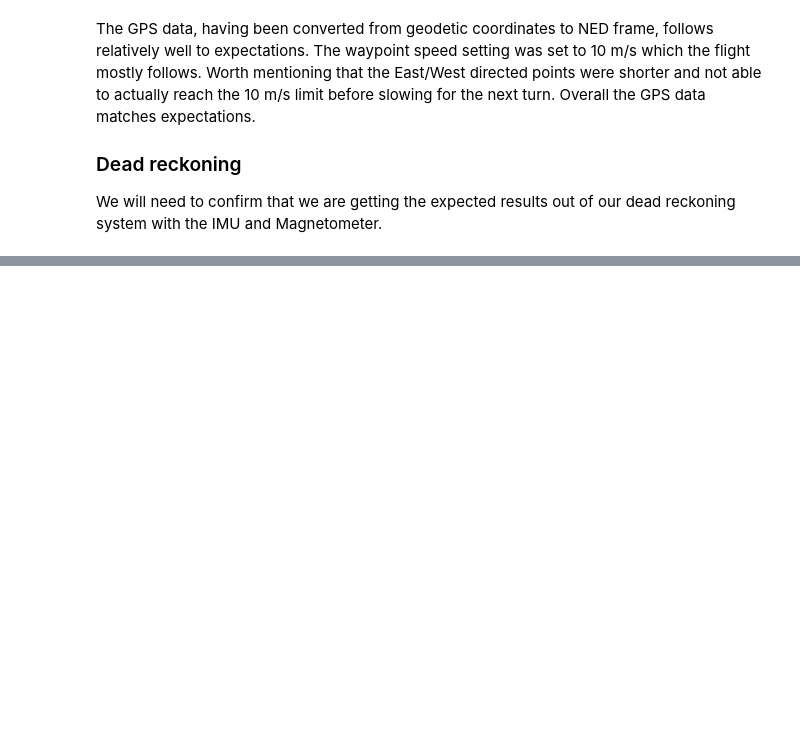
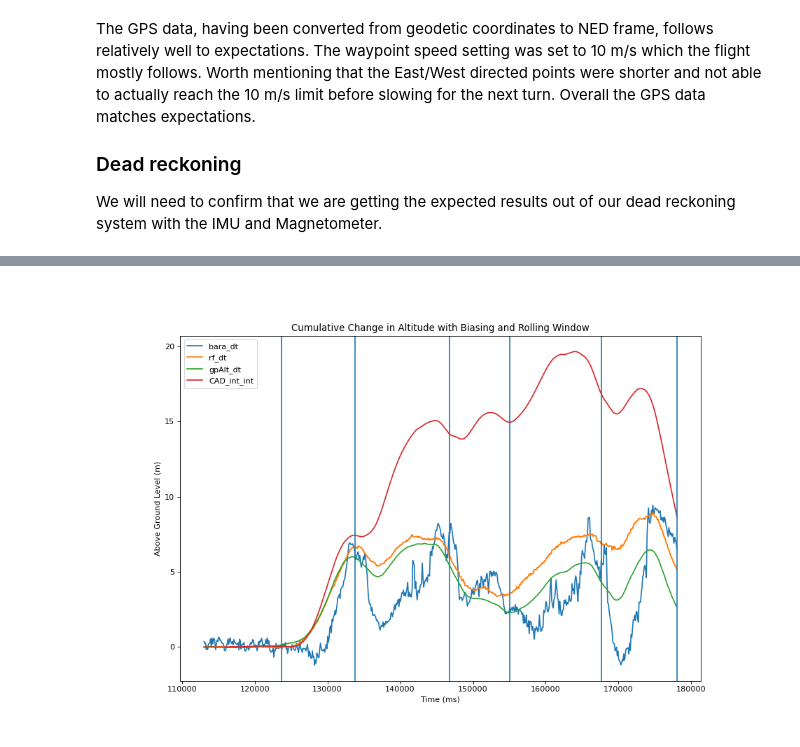
Before and after one commit to BaileySri/Practical-Software-Defense-for-GPS-Spoofing-on-a-Hobby-UAV-Offline, a Jupyter notebook: notebooks/0.1-bks-benign.ipynb, the cells around one changed output, grey strips where cells are left out. Saved outputs shown, nothing was run; the diff lists cells and outputs as text; code cells hidden in the pictures; blank space fills up the shorter version.

```diff
--- a/notebooks/0.1-bks-benign.ipynb
+++ b/notebooks/0.1-bks-benign.ipynb
@@ -361,0 +385,36 @@ simple_time_plot(cUS.cUS[2:], acc_alt,lines=[WP1[0], WP1[1], WP2[1], WP3[1], WP4
+# %%
+from math import floor
+from confirmation.process import low_pass_filter
+
+rfMS = df[df.rfMS.shift() != df.rfMS][["rfMS","rf"]].reset_index(drop=True)
+barms = df[df.barms.shift() != df.barms][["barms","bara"]].reset_index(drop=True)
+window_seconds = 2
+
+#Each signal has different window size
+acc_size = floor(window_seconds * 1000000/cUS.cUS.diff().mean())
+rf_size = floor(window_seconds * 1000/rfMS.rfMS.diff().mean())
+gps_size = floor(window_seconds * 1000/gpsMS.gpsMS.diff().mean())
+bar_size = floor(window_seconds * 1000/barms.barms.diff().mean())
+
+#Negate downward accelerometer because up is positive for other 3 sensors
+acc_alt = trap_integrate(cUS.cUS/1000000, linear_bias(cUS.cUS, -cUS["CAD"], times)).cumsum()
+acc_alt = trap_integrate(cUS.cUS[1:].reset_index(drop=True)/1000000, acc_alt).cumsum()
+
+bar_alt = change_in_signal(barms.bara)
+rf_alt = change_in_signal(rfMS.rf/100)
+gp_alt = change_in_signal(gpsMS.gpAlt/100)
+
+times = [0, WP1[0]]
+simple_time_plot([barms.barms[1:],
+                  rfMS.rfMS[1:],
+                  gpsMS.gpsMS[1:],
+                  cUS.cUS[2:]/1000],
+                 [bar_alt.cumsum(),
+                  linear_bias(rfMS.rfMS[1:].reset_index(drop=True), rf_alt, [0, times[1]/1000]).cumsum(),
+                  gp_alt.cumsum(),
+                  acc_alt],
+                title="Cumulative Change in Altitude with Biasing and Rolling Window",
+                units=["ms","Above Ground Level (m)"],
+                lines=[WP1[0]/1000, WP1[1]/1000, WP2[1]/1000, WP3[1]/1000, WP4[1]/1000, WP5[1]/1000])
+# %% [output]
+[figure, added]
```
Also changed, not shown: parts of 13 cells of this notebook, 2 other files.
